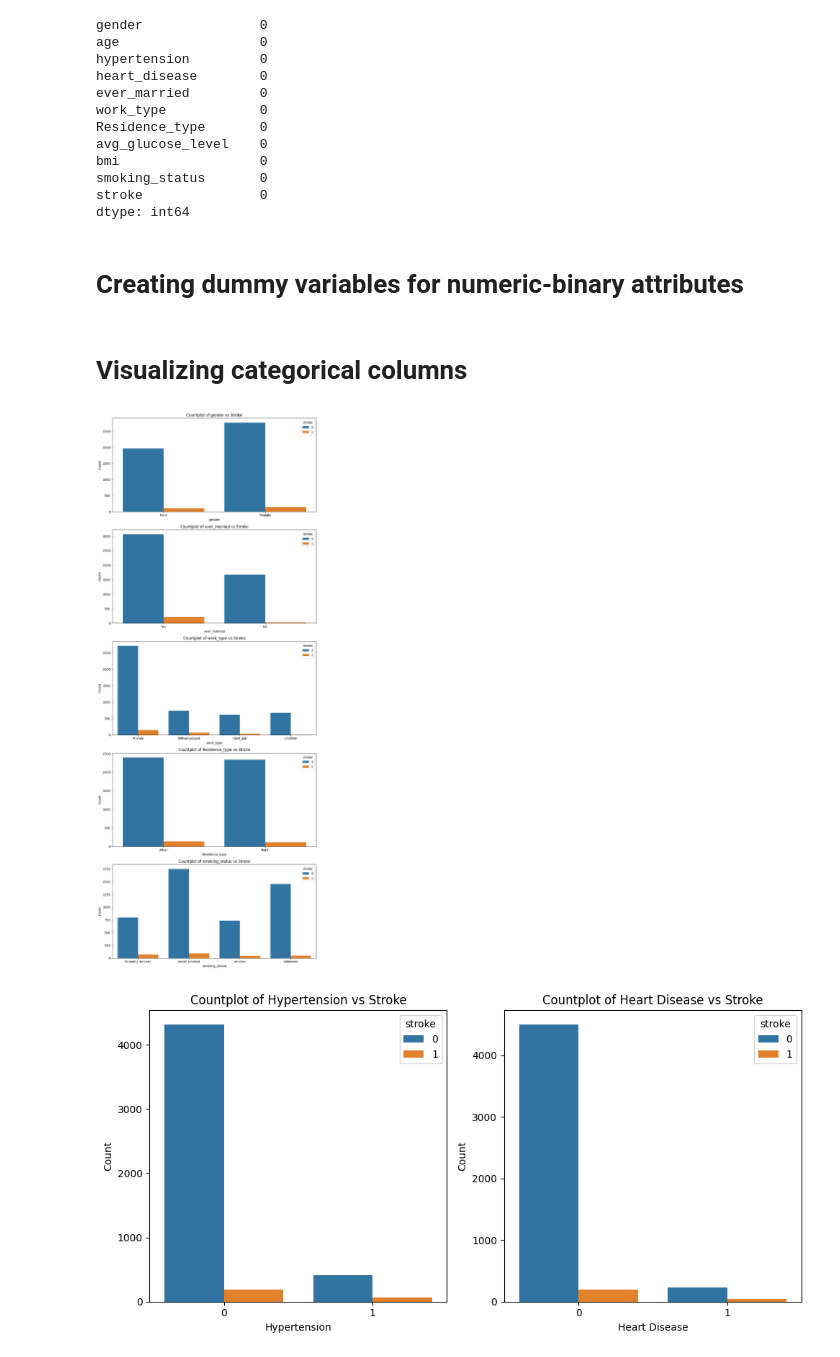
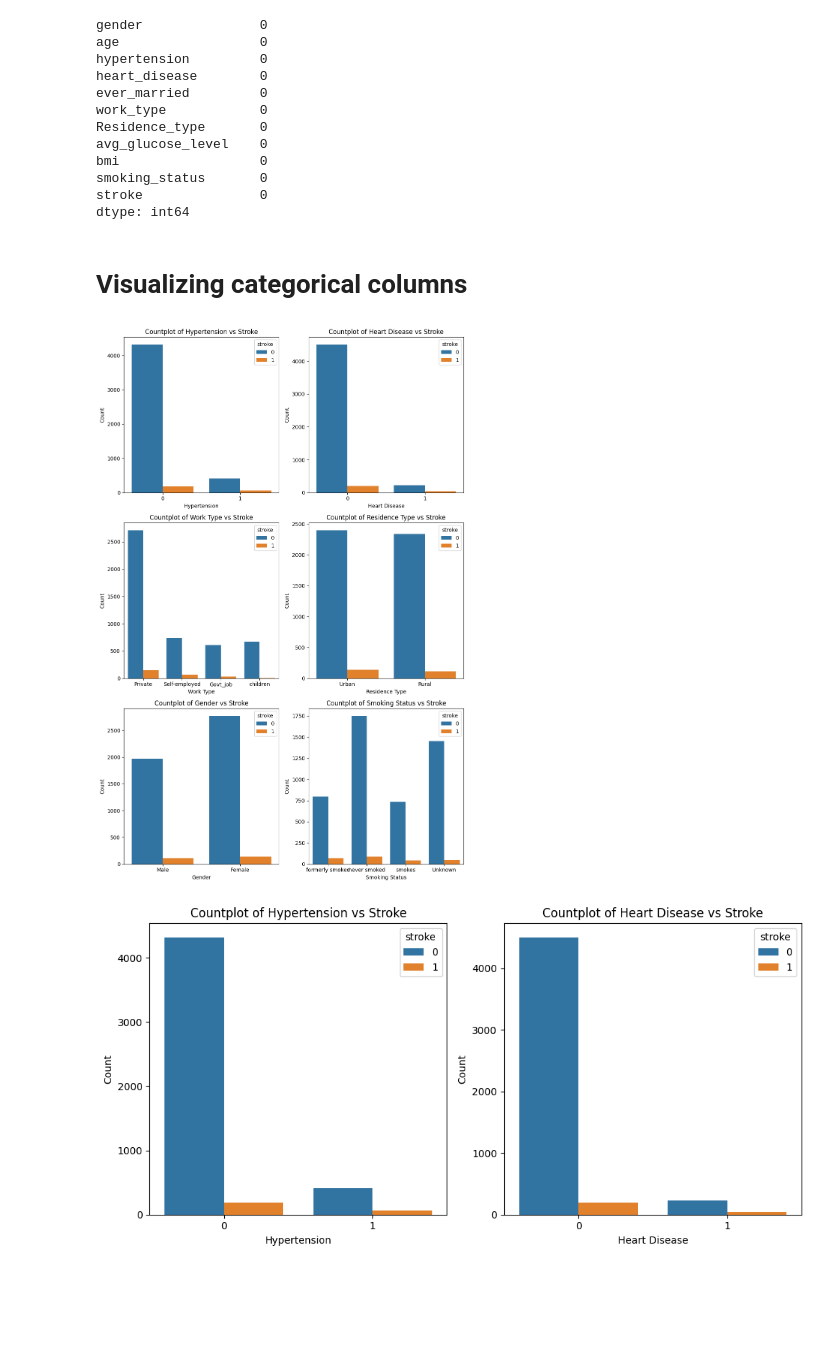
Before and after one commit to spandanapatta/Brain_Stroke_Prediction, a Jupyter notebook: Brain_Stroke_Prediction.ipynb, the cells around one changed output. Cells and saved outputs as stored; diff of their text form; code cells hidden in the pictures; blank space fills up the shorter version.

```diff
--- a/Brain_Stroke_Prediction.ipynb
+++ b/Brain_Stroke_Prediction.ipynb
@@ -77,28 +78,44 @@ bmi                  0
 smoking_status       0
 stroke               0
 dtype: int64
-# %% [markdown]
-# Creating dummy variables for numeric-binary attributes
 # %% [markdown]
 # **Visualizing categorical columns**
-# %%
-# Categorical columns to visualize
-categorical_columns = ['gender', 'ever_married', 'work_type', 'Residence_type', 'smoking_status']
-
-# Set up subplots
-fig, axes = plt.subplots(nrows=len(categorical_columns), ncols=1, figsize=(10, 5 * len(categorical_columns)))
-
-# Plot count plots for each categorical column
-for col, ax in zip(categorical_columns, axes):
-    sns.countplot(x=col, hue='stroke', data=stroke_data, ax=ax)
-    ax.set_title(f'Countplot of {col} vs Stroke')
-    ax.set_xlabel(col)
-    ax.set_ylabel('Count')
-
-plt.tight_layout()
-plt.show()
-# %% [output]
-[figure, removed]
+# %%
+fig, axes = plt.subplots(nrows=3, ncols=2, figsize=(10, 15))
+sns.countplot(x='hypertension', hue='stroke', data=stroke_data, ax=axes[0, 0])
+axes[0, 0].set_title('Countplot of Hypertension vs Stroke')
+axes[0, 0].set_xlabel('Hypertension')
+axes[0, 0].set_ylabel('Count')
+
+sns.countplot(x='heart_disease', hue='stroke', data=stroke_data, ax=axes[0, 1])
+axes[0, 1].set_title('Countplot of Heart Disease vs Stroke')
+axes[0, 1].set_xlabel('Heart Disease')
+axes[0, 1].set_ylabel('Count')
+
+sns.countplot(x='work_type', hue='stroke', data=stroke_data, ax=axes[1, 0])
+axes[1, 0].set_title('Countplot of Work Type vs Stroke')
+axes[1, 0].set_xlabel('Work Type')
+axes[1, 0].set_ylabel('Count')
+
+sns.countplot(x='Residence_type', hue='stroke', data=stroke_data, ax=axes[1, 1])
+axes[1, 1].set_title('Countplot of Residence Type vs Stroke')
+axes[1, 1].set_xlabel('Residence Type')
+axes[1, 1].set_ylabel('Count')
+
+sns.countplot(x='gender', hue='stroke', data=stroke_data, ax=axes[2, 0])
+axes[2, 0].set_title('Countplot of Gender vs Stroke')
+axes[2, 0].set_xlabel('Gender')
+axes[2, 0].set_ylabel('Count')
+
+sns.countplot(x='smoking_status', hue='stroke', data=stroke_data, ax=axes[2, 1])
+axes[2, 1].set_title('Countplot of Smoking Status vs Stroke')
+axes[2, 1].set_xlabel('Smoking Status')
+axes[2, 1].set_ylabel('Count')
+
+plt.tight_layout()
+plt.show()
+# %% [output]
+[figure, added]
 # %%
 fig, axes = plt.subplots(nrows=1, ncols=2, figsize=(10, 5))
 
```
Also changed, not shown: parts of 22 cells of this notebook.
